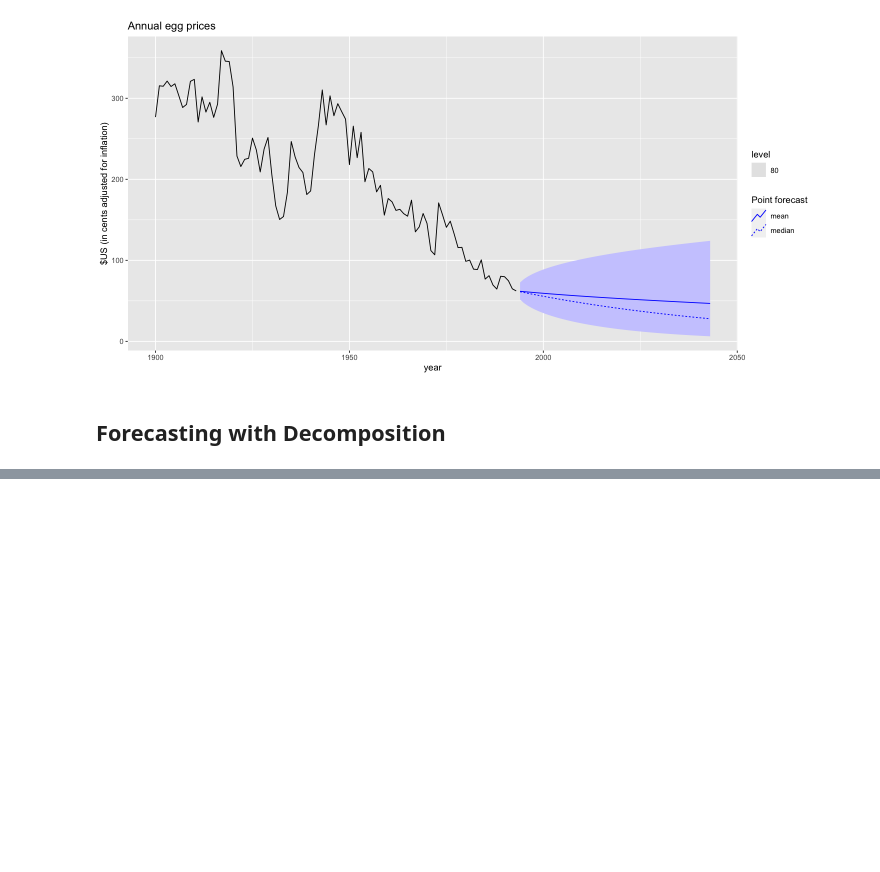
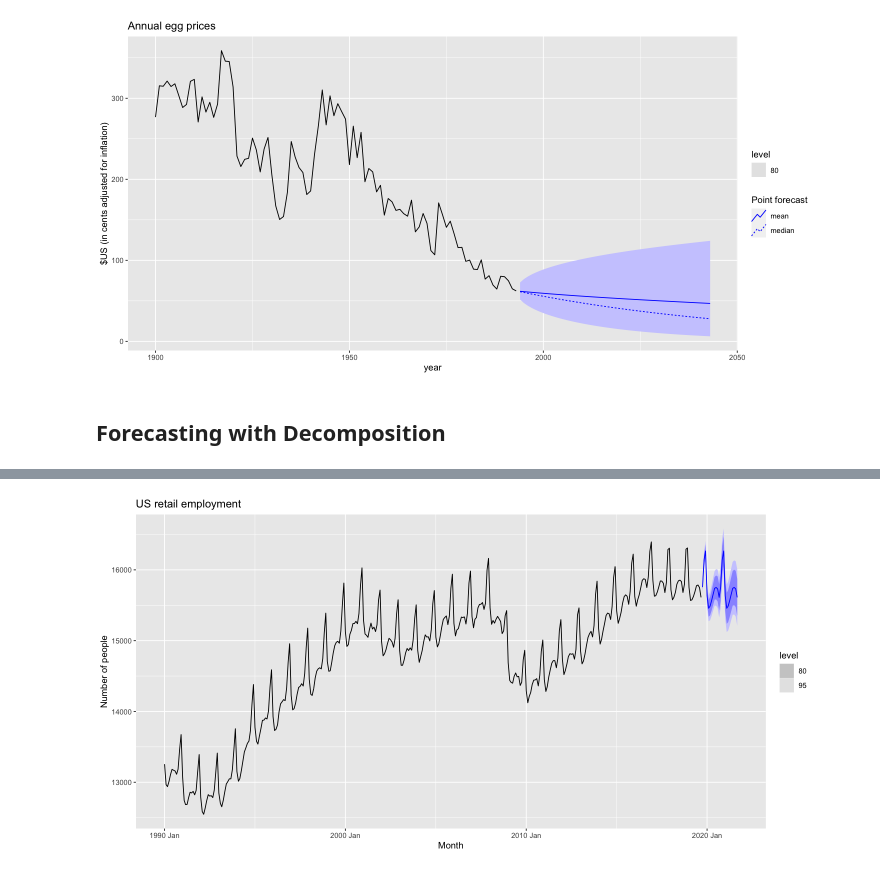
Before and after one commit to antounes/fpp3, a Jupyter notebook: 5_forecasters_toolbox.ipynb, the cells around one changed output, grey strips where cells are left out. Saved outputs shown, nothing was run; the diff lists cells and outputs as text; code cells hidden in the pictures; blank space fills up the shorter version.

```diff
--- a/5_forecasters_toolbox.ipynb
+++ b/5_forecasters_toolbox.ipynb
@@ -475,0 +493,12 @@ Warning message:
+# %%
+fit_dcmp <- us_retail_employment %>%
+  model(stlf=decomposition_model(
+    STL(Employed~trend(window=7), robust=TRUE),
+    NAIVE(season_adjust)
+  ))
+fit_dcmp %>%
+  forecast() %>%
+  autoplot(us_retail_employment) +
+  labs(y="Number of people", title="US retail employment")
+# %% [output]
+[figure, added]
```
Also changed, not shown: parts of 4 cells of this notebook.
